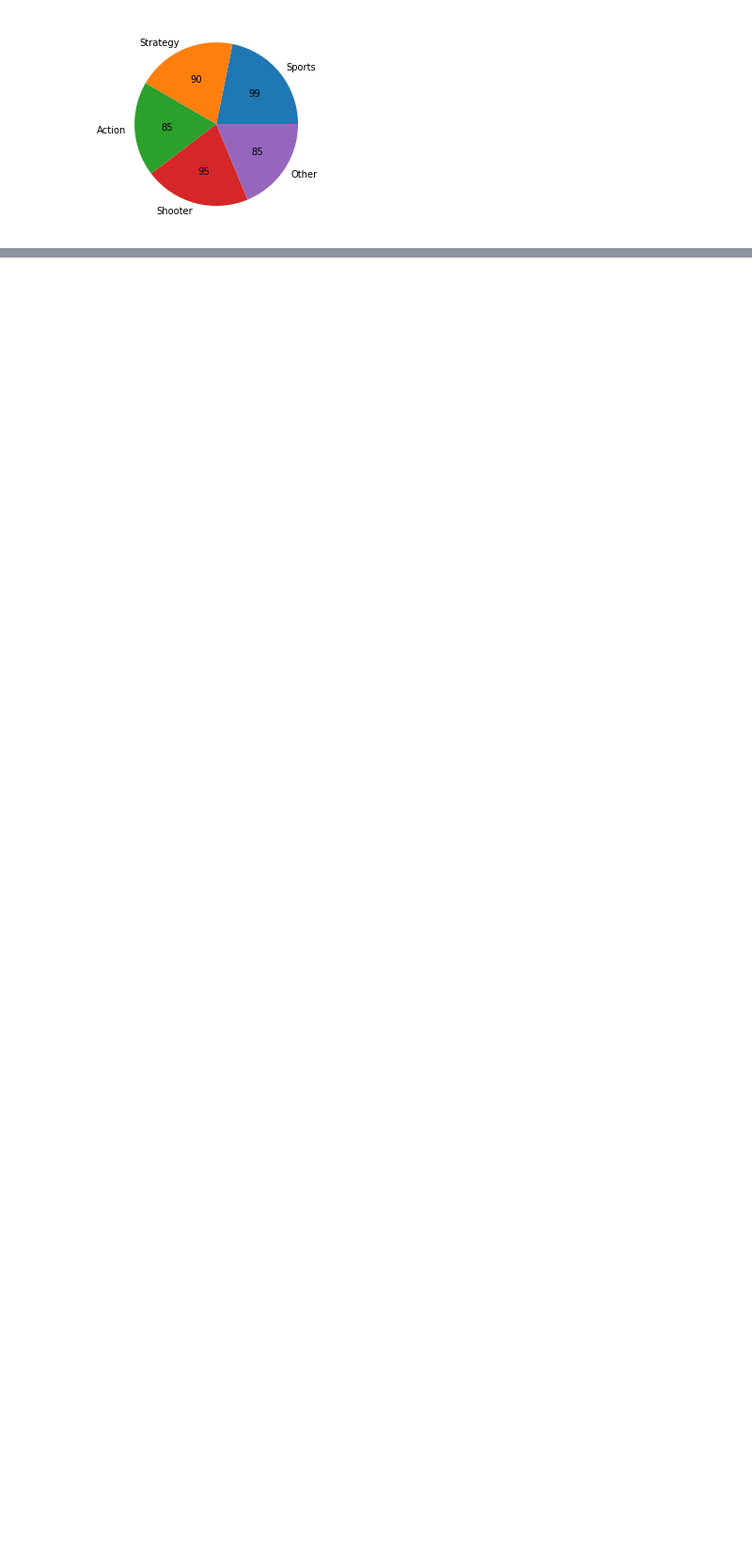
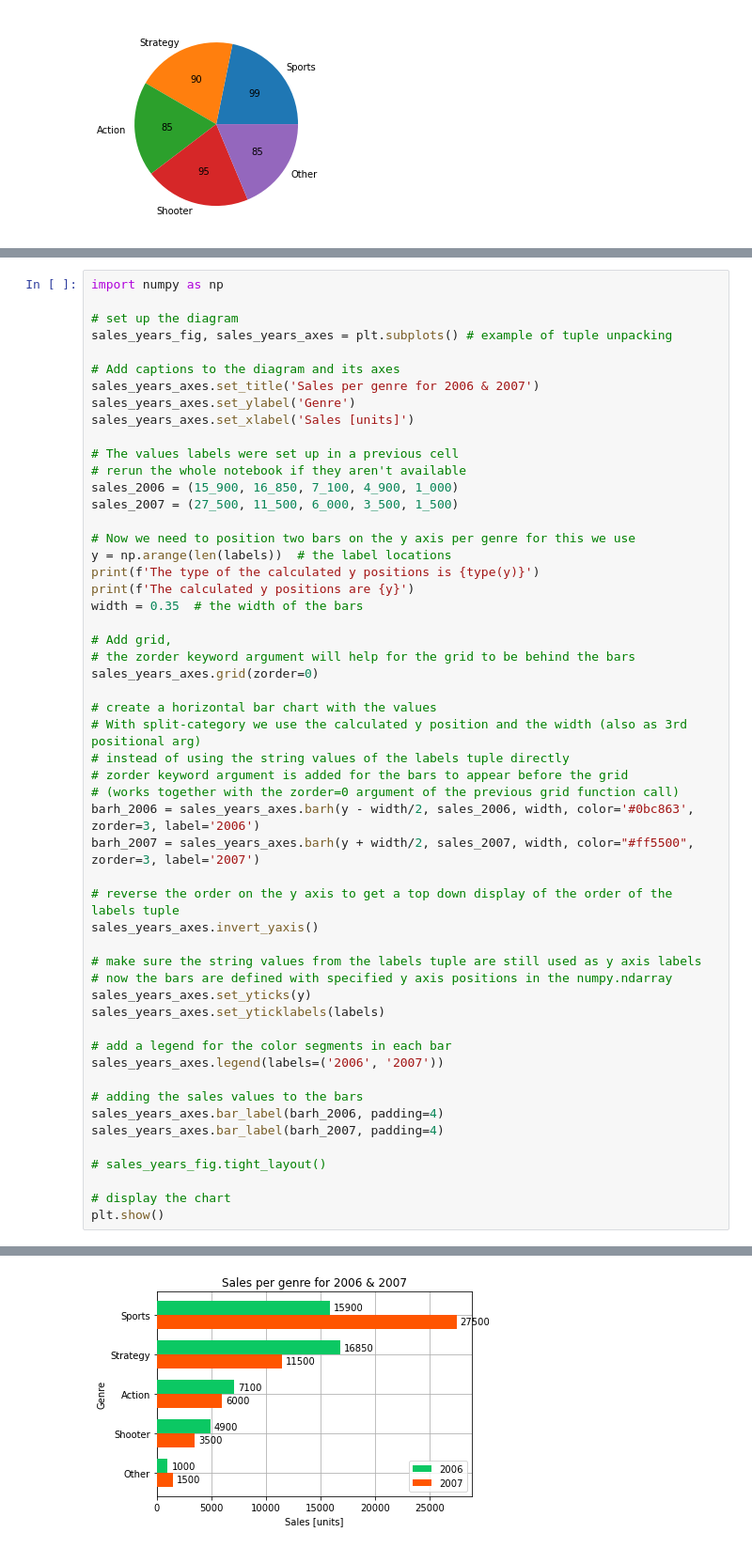
Before and after one commit to wjc-van-es/practical-statistics-for-data-scientists, a Jupyter notebook: python/headfirst_statistics_notebooks/HF_Stat_CH01.ipynb, the cells around one changed output, grey strips where cells are left out. Shown at 94% size. Drawn from its saved outputs; the diff is of its cells as text; blank space fills up the shorter version.

```diff
--- a/python/headfirst_statistics_notebooks/HF_Stat_CH01.ipynb
+++ b/python/headfirst_statistics_notebooks/HF_Stat_CH01.ipynb
@@ -122,0 +297,54 @@ plt.show()
+# %%
+import numpy as np
+
+# set up the diagram
+sales_years_fig, sales_years_axes = plt.subplots() # example of tuple unpacking
+
+# Add captions to the diagram and its axes
+sales_years_axes.set_title('Sales per genre for 2006 & 2007')
+sales_years_axes.set_ylabel('Genre')
+sales_years_axes.set_xlabel('Sales [units]')
+
+# The values labels were set up in a previous cell
+# rerun the whole notebook if they aren't available
+sales_2006 = (15_900, 16_850, 7_100, 4_900, 1_000)
+sales_2007 = (27_500, 11_500, 6_000, 3_500, 1_500)
+
+# Now we need to position two bars on the y axis per genre for this we use
+y = np.arange(len(labels))  # the label locations
+print(f'The type of the calculated y positions is {type(y)}')
+print(f'The calculated y positions are {y}')
+width = 0.35  # the width of the bars
+
+# Add grid,
+# the zorder keyword argument will help for the grid to be behind the bars
+sales_years_axes.grid(zorder=0)
+
+# create a horizontal bar chart with the values
+# With split-category we use the calculated y position and the width (also as 3rd positional arg)
+# instead of using the string values of the labels tuple directly
+# zorder keyword argument is added for the bars to appear before the grid
+# (works together with the zorder=0 argument of the previous grid function call)
+barh_2006 = sales_years_axes.barh(y - width/2, sales_2006, width, color='#0bc863', zorder=3, label='2006')
+barh_2007 = sales_years_axes.barh(y + width/2, sales_2007, width, color="#ff5500", zorder=3, label='2007')
+
+# reverse the order on the y axis to get a top down display of the order of the labels tuple
+sales_years_axes.invert_yaxis()
+
+# make sure the string values from the labels tuple are still used as y axis labels
+# now the bars are defined with specified y axis positions in the numpy.ndarray
+sales_years_axes.set_yticks(y)
+sales_years_axes.set_yticklabels(labels)
+
+# add a legend for the color segments in each bar
+sales_years_axes.legend(labels=('2006', '2007'))
+
+# adding the sales values to the bars
+sales_years_axes.bar_label(barh_2006, padding=4)
+sales_years_axes.bar_label(barh_2007, padding=4)
+
+# sales_years_fig.tight_layout()
+
+# display the chart
+plt.show()
+# %% [output]
@@ -122,0 +353 @@ plt.show()
+[figure, added]
```
Also changed, not shown: parts of 13 cells of this notebook, 1 other file.
